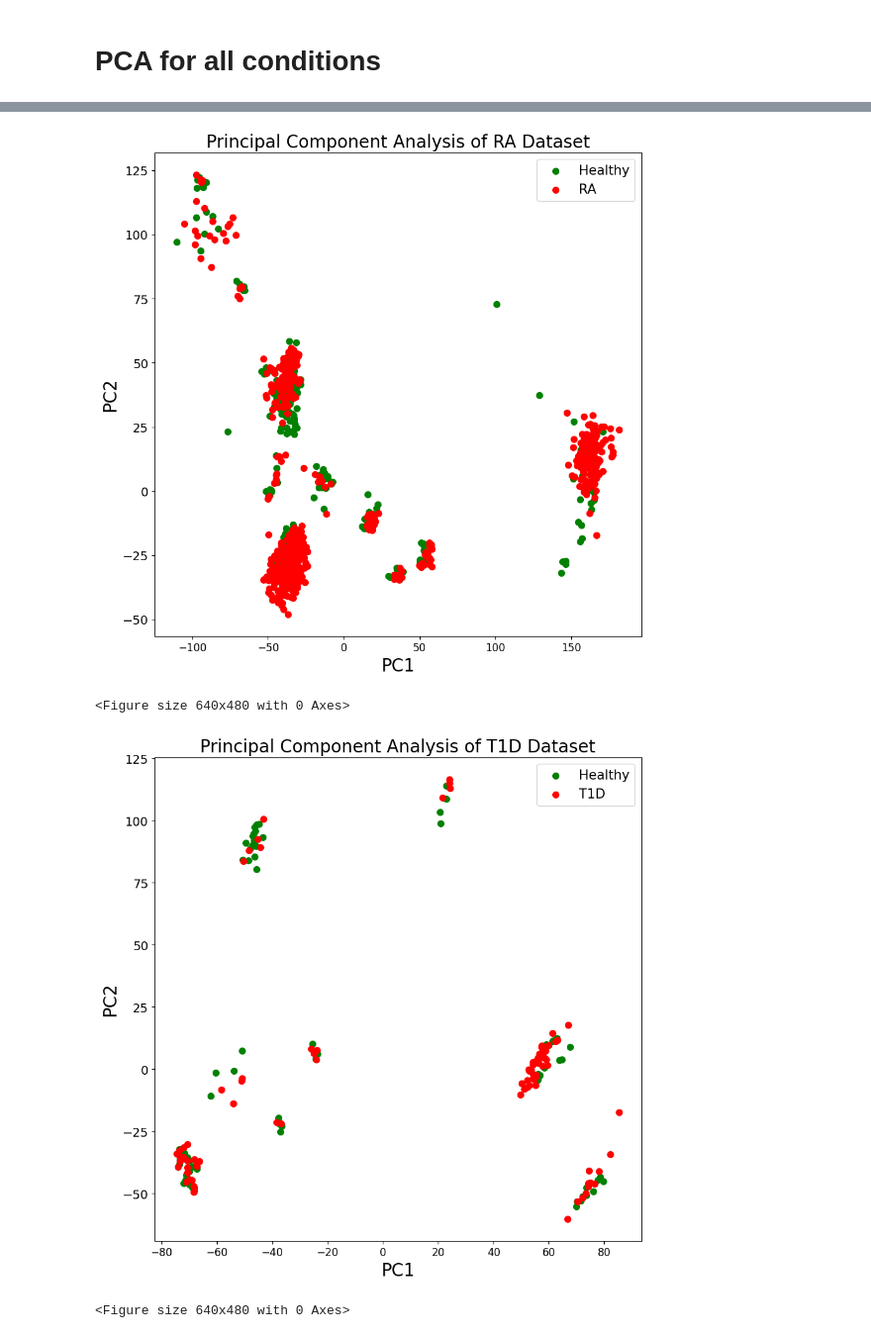
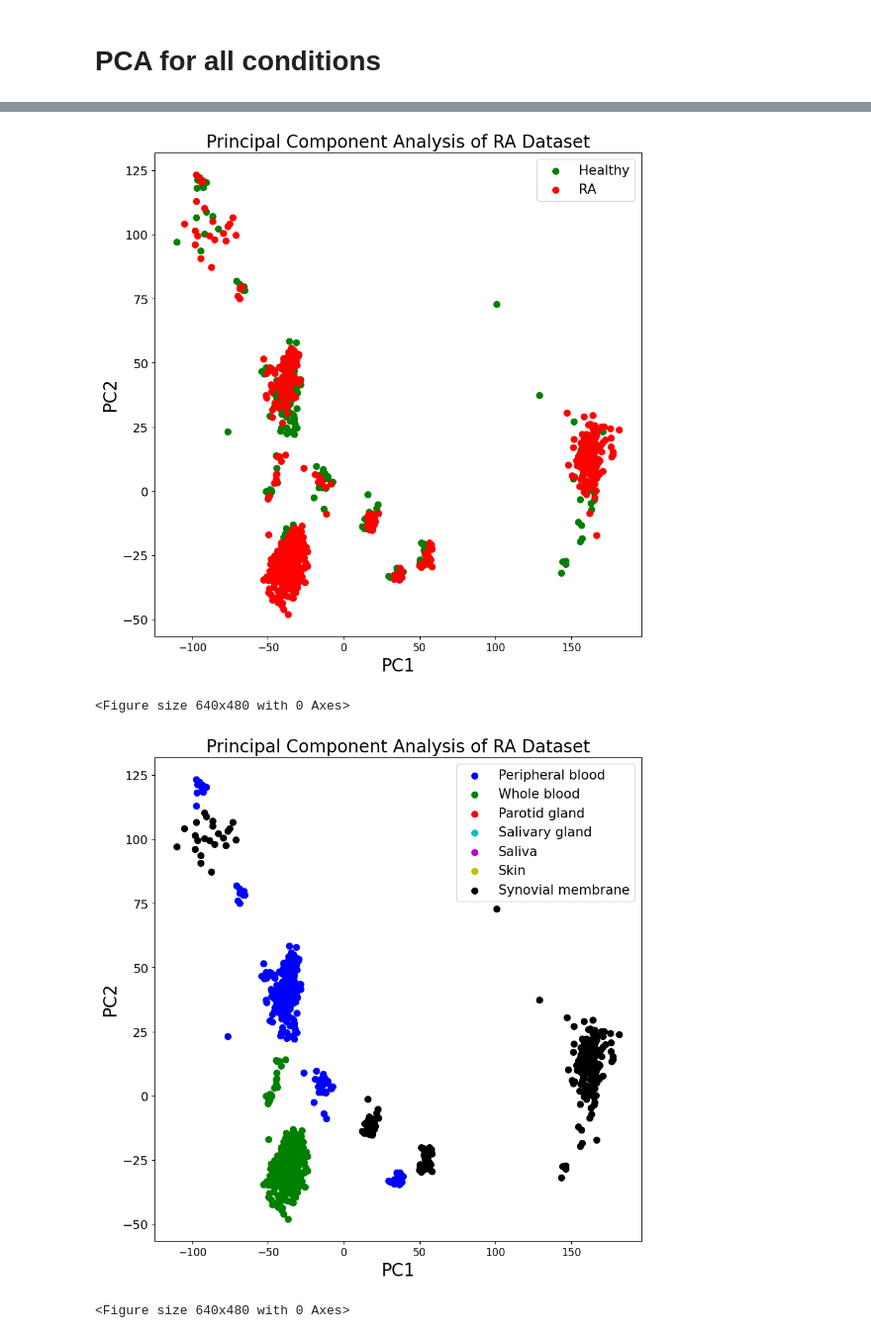
Before and after one commit to thelgis/applied-bioinformatics-thesis, a Jupyter notebook: notebooks/3_Initial_PCA.ipynb, the cells around one changed output, grey strips where cells are left out. Shown at 99% size. Drawn from its saved outputs; the diff is of its cells as text; code cells hidden in the pictures.

Commit message:
Draw PCA also per tissue

```diff
--- a/notebooks/3_Initial_PCA.ipynb
+++ b/notebooks/3_Initial_PCA.ipynb
@@ -163,6 +163,11 @@ for condition in Condition:
             (condition.name, "r")
         ]
     )
+
+    pca.draw(
+        column_that_defines_colors="Tissue",
+        target_colors=TISSUES
+    )
 # %% [output]
 INFO : --- Running PCA for condition 'RA'---
 INFO : Loaded dataset for PCA with shape: Samples(1122), Genes(28671)
@@ -182,7 +187,7 @@ INFO : Dataset normalised | Mean: '-1.3426657525805352e-18' Standard Deviation:'
 INFO : Explained variation per principal component: [0.58773467 0.14178445]
 INFO : ----------------------------------------------
 <Figure size 640x480 with 0 Axes>
 [figure]
 <Figure size 640x480 with 0 Axes>
-[figure, old version]
+[figure, new version]
 <Figure size 640x480 with 0 Axes>
```
Also changed, not shown: parts of 2 cells of this notebook, 2 other files.
